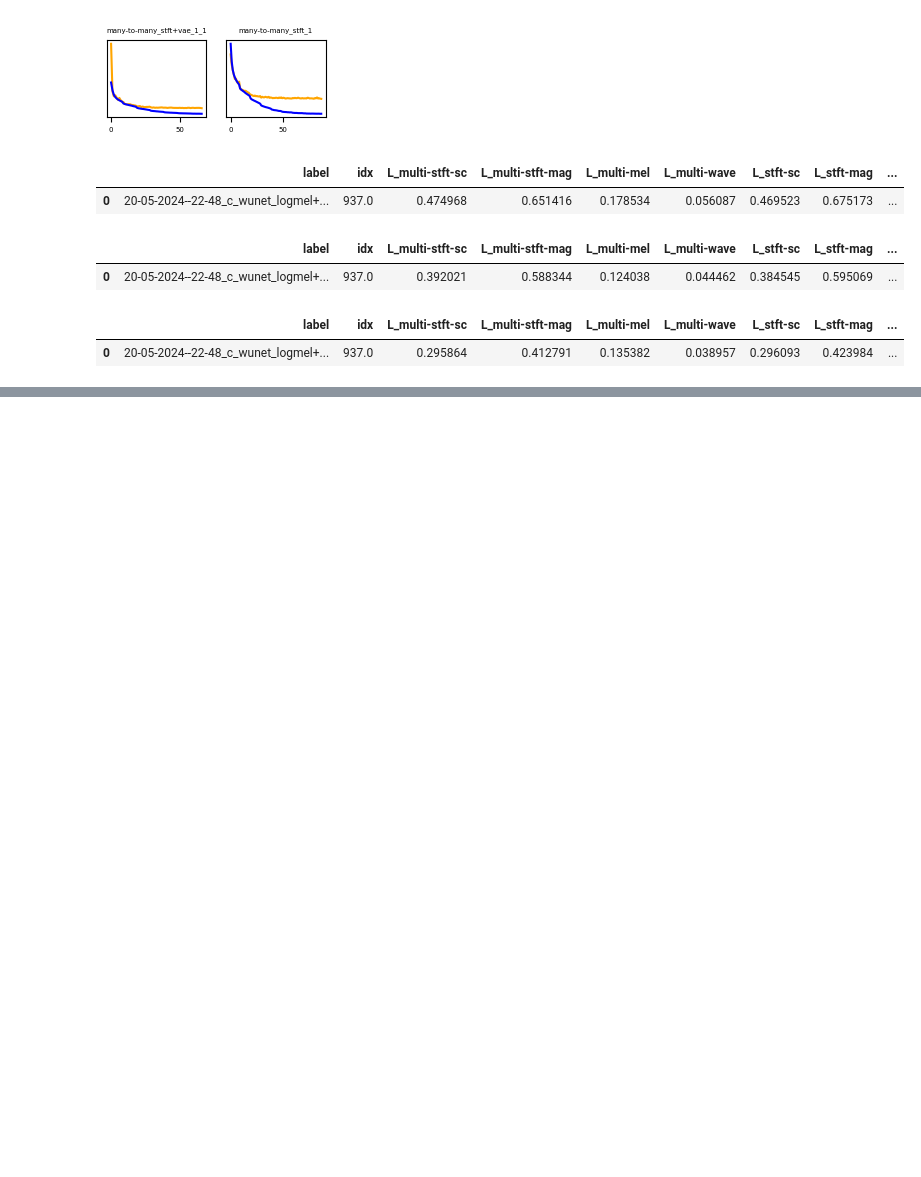
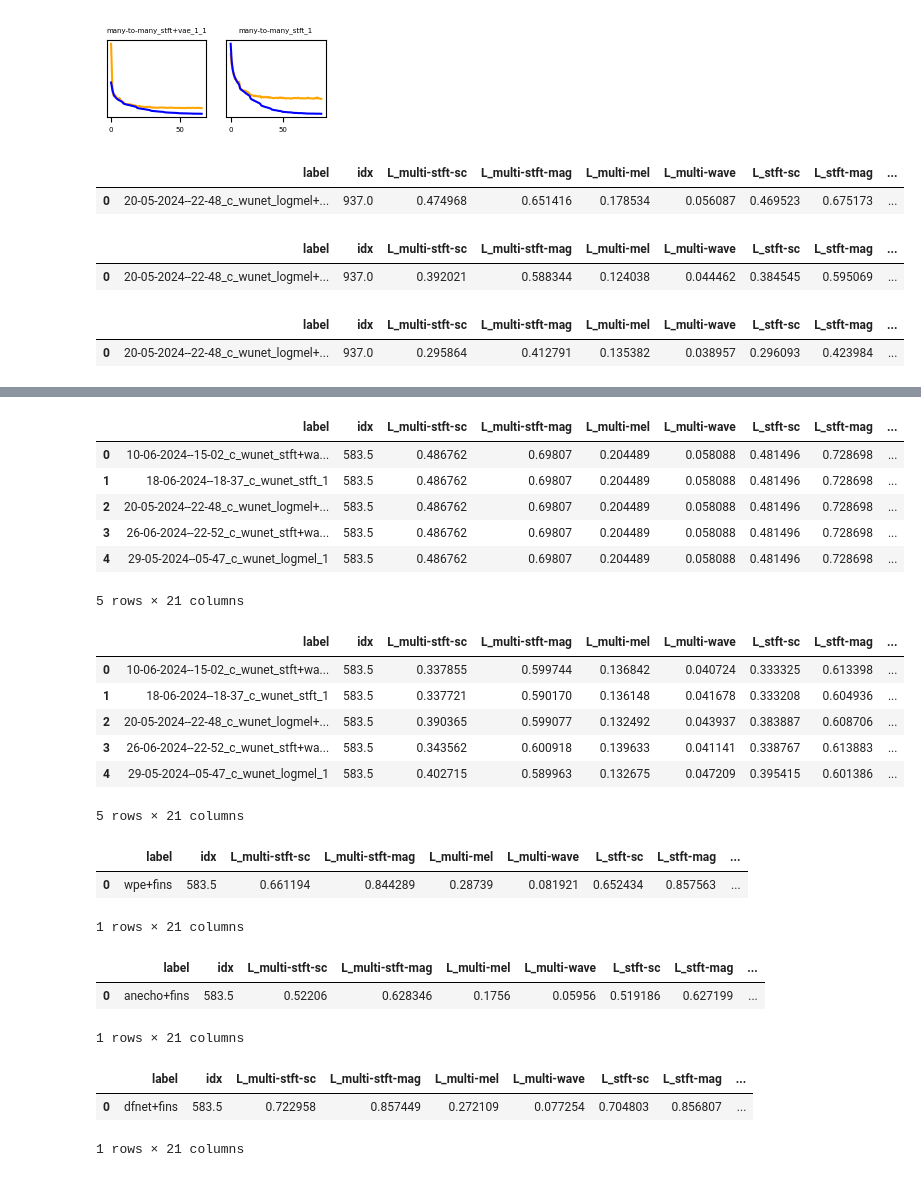
Before and after one commit to joaluba/reverb-match-cond-u-net, a Jupyter notebook: notebooks/exp_log.ipynb, the cells around one changed output, grey strips where cells are left out. Drawn from its saved outputs; the diff is of its cells as text; code cells hidden in the pictures; blank space fills up the shorter version.

```diff
--- a/notebooks/exp_log.ipynb
+++ b/notebooks/exp_log.ipynb
@@ -415,0 +462,37 @@ summarize_eval2(datapath,"runs-exp-20-05-2024","eval_wpe+fins.csv","prediction:t
+# %%
+df_nonproc=summarize_eval2(datapath,"runs-exp-20-05-2024","mymodels_eval_dereverb.csv","content:target", b_save=False)
+df_nonproc["label"]="non-proc"
+
+df_mymodels=summarize_eval2(datapath,"runs-exp-20-05-2024","mymodels_eval_dereverb.csv","prediction:target", b_save=False)
+df_b1=summarize_eval2(datapath,"runs-exp-20-05-2024","wpe+fins_eval_dereverb.csv","prediction:target", b_save=False)
+df_b2=summarize_eval2(datapath,"runs-exp-20-05-2024","anecho+fins_eval_dereverb.csv","prediction:target", b_save=False)
+df_b3=summarize_eval2(datapath,"runs-exp-20-05-2024","dfnet+fins_eval_dereverb.csv","prediction:target", b_save=False)
+
+df_summary_dereverb=pd.concat([df_nonproc, df_mymodels,df_b1, df_b2,df_b3], axis=0)
+df_summary_dereverb["selection"]="dereverb"
+
+# df_summary_all_batches.to_csv("summary_dereverb.csv")
+# %% [output]
+|  | label | idx | L_multi-stft-sc | L_multi-stft-mag | L_multi-mel | L_multi-wave | L_stft-sc | L_stft-mag | ... |
+| 0 | 10-06-2024--15-02_c_wunet_stft+wa... | 583.5 | 0.486762 | 0.69807 | 0.204489 | 0.058088 | 0.481496 | 0.728698 | ... |
+| 1 | 18-06-2024--18-37_c_wunet_stft_1 | 583.5 | 0.486762 | 0.69807 | 0.204489 | 0.058088 | 0.481496 | 0.728698 | ... |
+| 2 | 20-05-2024--22-48_c_wunet_logmel+... | 583.5 | 0.486762 | 0.69807 | 0.204489 | 0.058088 | 0.481496 | 0.728698 | ... |
+| 3 | 26-06-2024--22-52_c_wunet_stft+wa... | 583.5 | 0.486762 | 0.69807 | 0.204489 | 0.058088 | 0.481496 | 0.728698 | ... |
+| 4 | 29-05-2024--05-47_c_wunet_logmel_1 | 583.5 | 0.486762 | 0.69807 | 0.204489 | 0.058088 | 0.481496 | 0.728698 | ... |
+5 rows × 21 columns
+|  | label | idx | L_multi-stft-sc | L_multi-stft-mag | L_multi-mel | L_multi-wave | L_stft-sc | L_stft-mag | ... |
+| 0 | 10-06-2024--15-02_c_wunet_stft+wa... | 583.5 | 0.337855 | 0.599744 | 0.136842 | 0.040724 | 0.333325 | 0.613398 | ... |
+| 1 | 18-06-2024--18-37_c_wunet_stft_1 | 583.5 | 0.337721 | 0.590170 | 0.136148 | 0.041678 | 0.333208 | 0.604936 | ... |
+| 2 | 20-05-2024--22-48_c_wunet_logmel+... | 583.5 | 0.390365 | 0.599077 | 0.132492 | 0.043937 | 0.383887 | 0.608706 | ... |
+| 3 | 26-06-2024--22-52_c_wunet_stft+wa... | 583.5 | 0.343562 | 0.600918 | 0.139633 | 0.041141 | 0.338767 | 0.613883 | ... |
+| 4 | 29-05-2024--05-47_c_wunet_logmel_1 | 583.5 | 0.402715 | 0.589963 | 0.132675 | 0.047209 | 0.395415 | 0.601386 | ... |
+5 rows × 21 columns
+|  | label | idx | L_multi-stft-sc | L_multi-stft-mag | L_multi-mel | L_multi-wave | L_stft-sc | L_stft-mag | ... |
+| 0 | wpe+fins | 583.5 | 0.661194 | 0.844289 | 0.28739 | 0.081921 | 0.652434 | 0.857563 | ... |
+1 rows × 21 columns
+|  | label | idx | L_multi-stft-sc | L_multi-stft-mag | L_multi-mel | L_multi-wave | L_stft-sc | L_stft-mag | ... |
+| 0 | anecho+fins | 583.5 | 0.52206 | 0.628346 | 0.1756 | 0.05956 | 0.519186 | 0.627199 | ... |
+1 rows × 21 columns
+|  | label | idx | L_multi-stft-sc | L_multi-stft-mag | L_multi-mel | L_multi-wave | L_stft-sc | L_stft-mag | ... |
+| 0 | dfnet+fins | 583.5 | 0.722958 | 0.857449 | 0.272109 | 0.077254 | 0.704803 | 0.856807 | ... |
+1 rows × 21 columns
```
Also changed, not shown: parts of 8 cells of this notebook, 15 other files.
